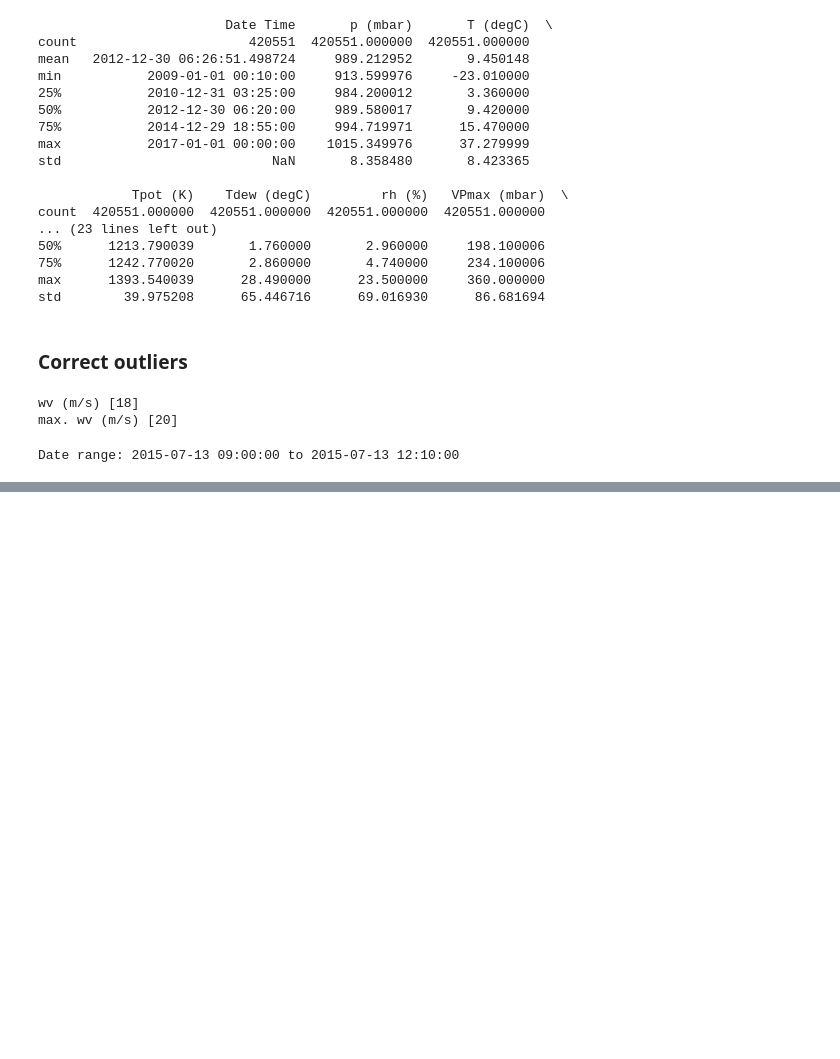
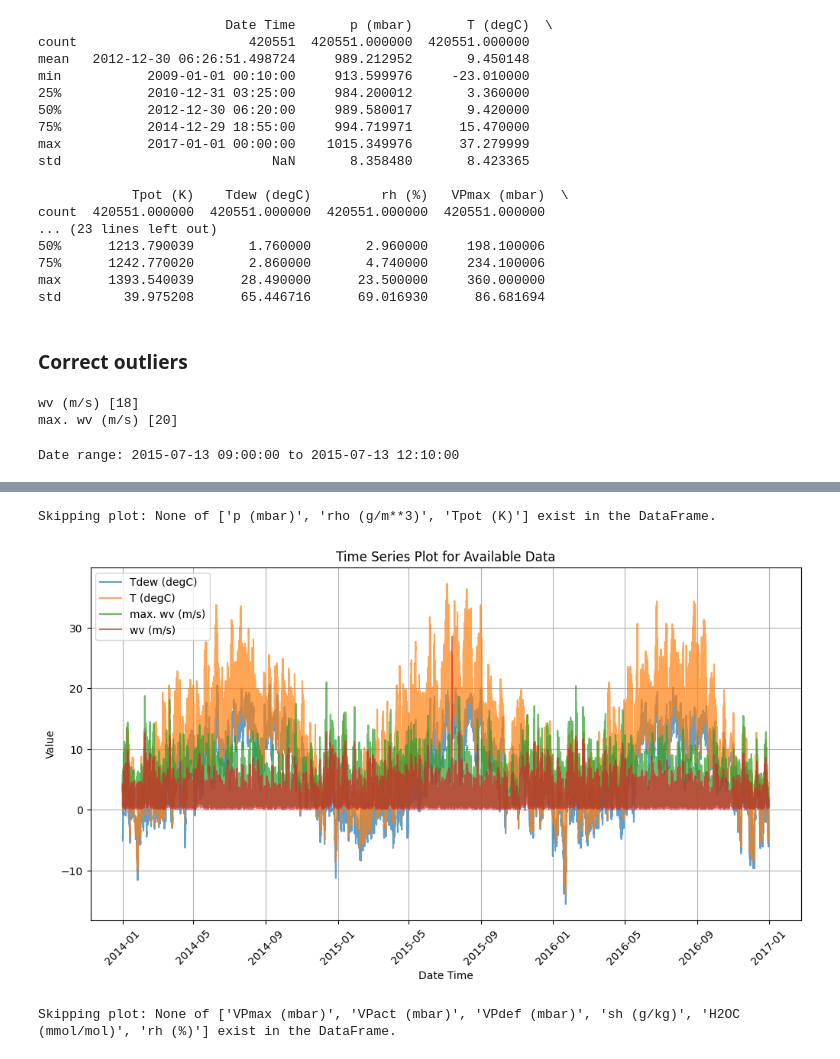
Before and after one commit to ezemriv/AI-Researcher-Task, a Jupyter notebook: notebooks/00_EDA.ipynb, the cells around one changed output, grey strips where cells are left out. Drawn from its saved outputs; the diff is of its cells as text; code cells hidden in the pictures; blank space fills up the shorter version.

```diff
--- a/notebooks/00_EDA.ipynb
+++ b/notebooks/00_EDA.ipynb
@@ -114,33 +120,39 @@ df = df.with_columns([
+# %%
+df_2y = df.filter(pl.col("Date Time").is_between(datetime(2014, 1, 1), datetime(2016, 12, 31)))
 # %%
-def plot_years(df, year1, year2):
-
-    # Group by ~ scale
+def plot_time_series(df: pl.DataFrame):
+    # Define grouped variables for plotting
     grouped_variables = [
-        ["p (mbar)", "rho (g/m**3)","Tpot (K)"],
+        ["p (mbar)", "rho (g/m**3)", "Tpot (K)"],
         ["Tdew (degC)", "T (degC)", "max. wv (m/s)", "wv (m/s)"],
-        ["VPmax (mbar)", "VPact (mbar)", "VPdef (mbar)", "sh (g/kg)", "H2OC (mmol/mol)", "rh (%)"]#, "wd (deg)"]
+        ["VPmax (mbar)", "VPact (mbar)", "VPdef (mbar)", "sh (g/kg)", "H2OC (mmol/mol)", "rh (%)"]
     ]
 
-    filtered_df = df.filter(
-        (df["Date Time"].dt.year() >= year1) & (df["Date Time"].dt.year() <= year2)
-    )
+    # Ensure Date Time column is in datetime format
+    if df["Date Time"].dtype != pl.Datetime:
+        df = df.with_columns(pl.col("Date Time").str.to_datetime("%Y-%m-%d"))
 
-    if filtered_df.is_empty():
-        print(f"No data available for the range {year1}-{year2}.")
+    # Check if the DataFrame is empty
+    if df.is_empty():
+        print("No data available to plot.")
         return
 
     for cols in grouped_variables:
+        # Filter only existing columns
+        existing_cols = [col for col in cols if col in df.columns]
+
+        if not existing_cols:
+            print(f"Skipping plot: None of {cols} exist in the DataFrame.")
+            continue  # Skip this group if no columns exist
 
         plt.figure(figsize=(12, 6))
-        for col in cols:
-            plt.plot(filtered_df["Date Time"], filtered_df[col], label=col, alpha=0.7)
+        for col in existing_cols:
+            plt.plot(df["Date Time"].to_pandas(), df[col].to_pandas(), label=col, alpha=0.7)
 
         plt.xlabel("Date Time")
         plt.ylabel("Value")
-        plt.title(f"Time Series Plot ({year1}-{year2})")
+        plt.title(f"Time Series Plot for Available Data")
         plt.legend()
         plt.xticks(rotation=45)
         plt.grid()
         plt.show()
-
-plot_years(df, 2014, 2014)
@@ -156,0 +218,7 @@ plot_years(df, 2014, 2014)
+# %%
+vars_to_plot = ["Date Time", "Tdew (degC)", "T (degC)", "max. wv (m/s)", "wv (m/s)"]
+plot_time_series(df_2y.select(vars_to_plot))
+# %% [output]
+Skipping plot: None of ['p (mbar)', 'rho (g/m**3)', 'Tpot (K)'] exist in the DataFrame.
+[figure, added]
+Skipping plot: None of ['VPmax (mbar)', 'VPact (mbar)', 'VPdef (mbar)', 'sh (g/kg)', 'H2OC (mmol/mol)', 'rh (%)'] exist in the DataFrame.
```
Also changed, not shown: parts of 18 cells of this notebook, 8 other files.
